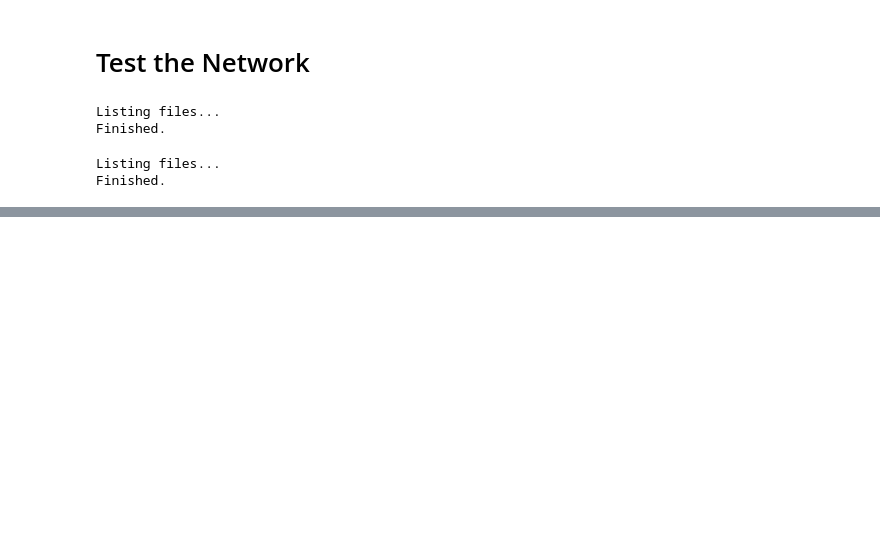
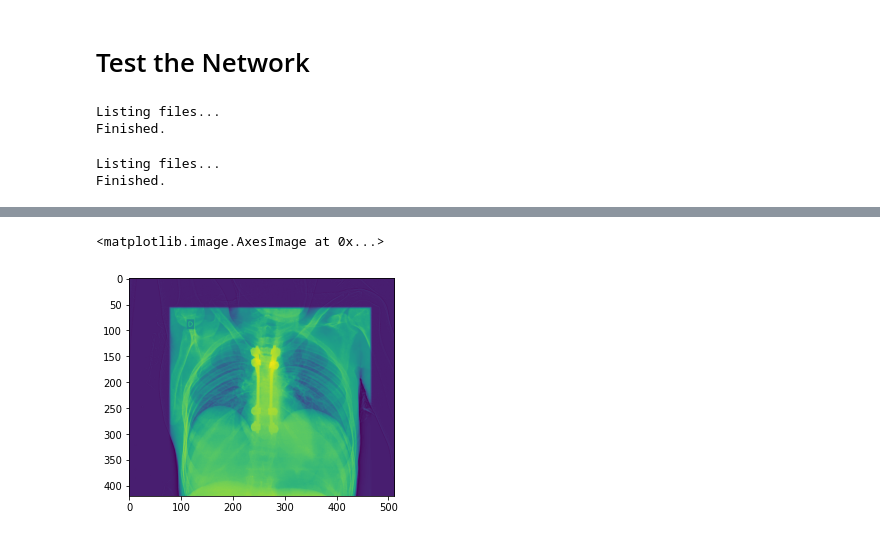
Before and after one commit to Lawreros/x-ray_classification, a Jupyter notebook: unifesp-x-ray-classification.ipynb, the cells around one changed output, grey strips where cells are left out. Cells and saved outputs as stored; diff of their text form; code cells hidden in the pictures; blank space fills up the shorter version.

Commit message:
Kaggle Notebook | UNIFESP X-Ray Classification | Version 7

```diff
--- a/unifesp-x-ray-classification.ipynb
+++ b/unifesp-x-ray-classification.ipynb
@@ -674,0 +710,6 @@ submission_df
+# %%
+img = imageio.imread('../input/xray-body-images-in-png-unifesp-competion/images/test/'+submission_df.SOPInstanceUID.iloc[741]+'-c.png').astype('double')
+plt.imshow(img)
+# %% [output]
+<matplotlib.image.AxesImage at 0x...>
+[figure, added]
```
Also changed, not shown: parts of 6 cells of this notebook.
